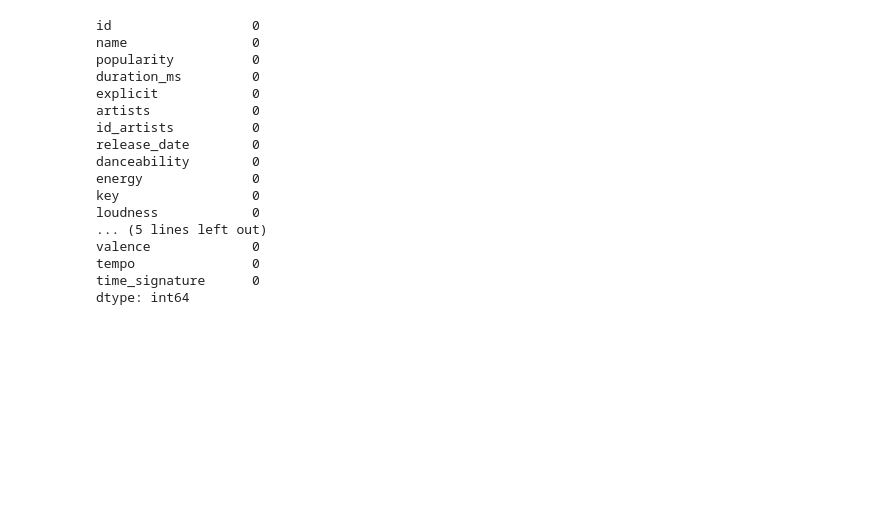
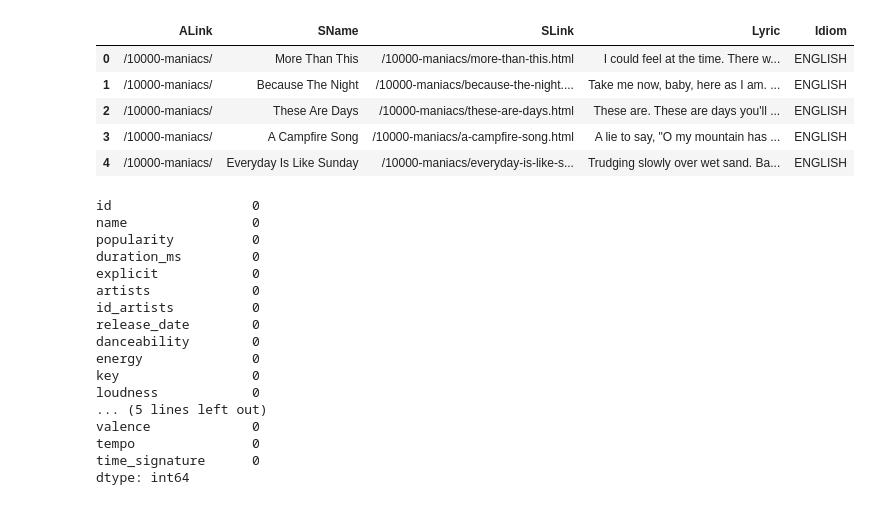
Before and after one commit to ttdsft15-Spotify/Spotify-Song-Suggester, a Jupyter notebook: python_notebooks/NearestNeighborsModel.ipynb, the cells around one changed output. Saved outputs shown, nothing was run; the diff lists cells and outputs as text; code cells hidden in the pictures; blank space fills up the shorter version.

```diff
--- a/python_notebooks/NearestNeighborsModel.ipynb
+++ b/python_notebooks/NearestNeighborsModel.ipynb
@@ -41,3 +25,12 @@ df_lyrics_data = pd.read_csv(data_path + 'artists_lyrics_data.csv')
+# %%
+df_lyrics.head()
+# %% [output]
+|  | ALink | SName | SLink | Lyric | Idiom |
+| 0 | /10000-maniacs/ | More Than This | /10000-maniacs/more-than-this.html | I could feel at the time. There w... | ENGLISH |
+| 1 | /10000-maniacs/ | Because The Night | /10000-maniacs/because-the-night.... | Take me now, baby, here as I am. ... | ENGLISH |
+| 2 | /10000-maniacs/ | These Are Days | /10000-maniacs/these-are-days.html | These are. These are days you'll ... | ENGLISH |
+| 3 | /10000-maniacs/ | A Campfire Song | /10000-maniacs/a-campfire-song.html | A lie to say, "O my mountain has ... | ENGLISH |
+| 4 | /10000-maniacs/ | Everyday Is Like Sunday | /10000-maniacs/everyday-is-like-s... | Trudging slowly over wet sand. Ba... | ENGLISH |
 # %%
 # drop null values
 df_tracks.dropna(inplace=True)
```
Also changed, not shown: parts of 27 cells of this notebook.
